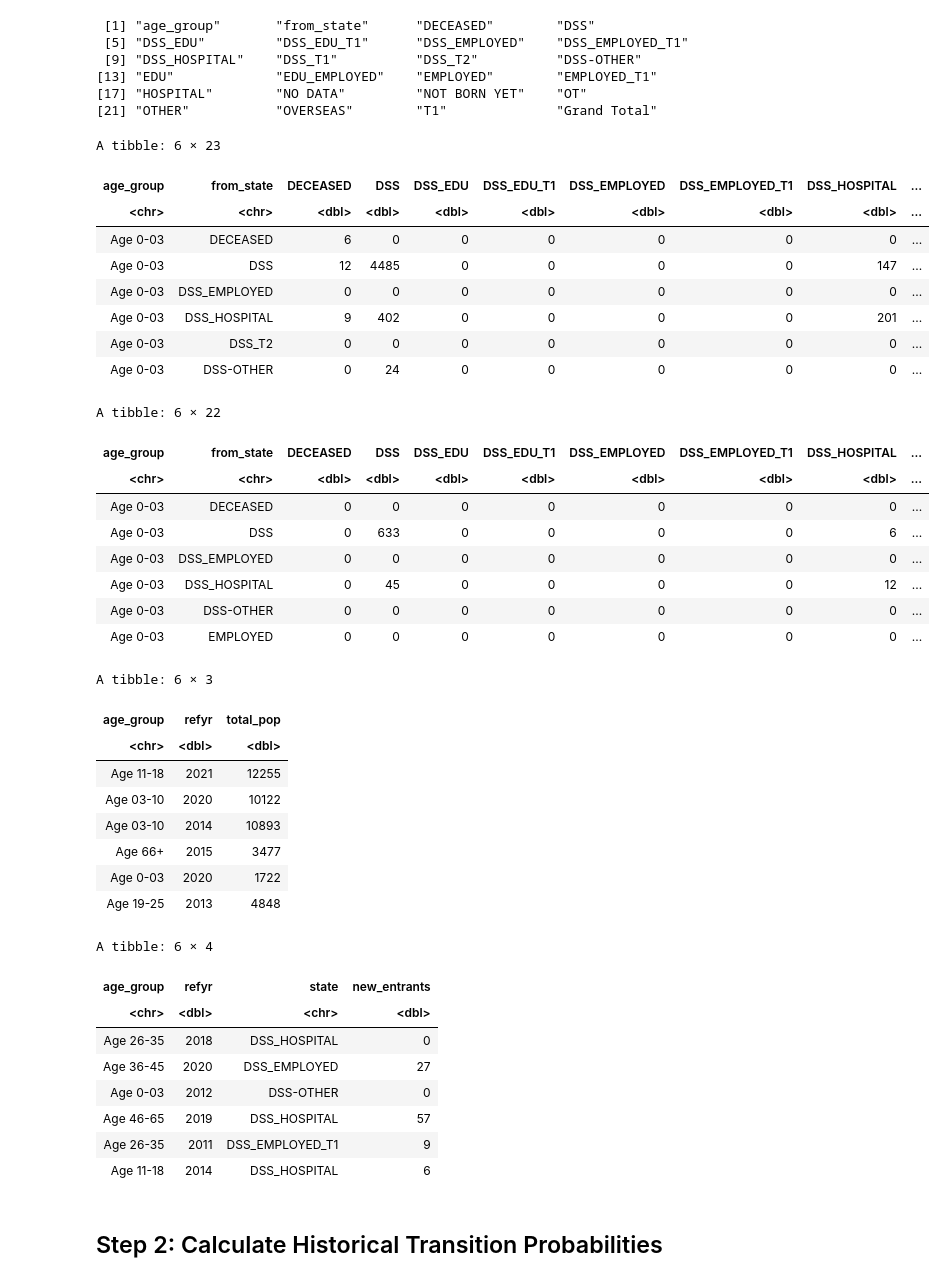
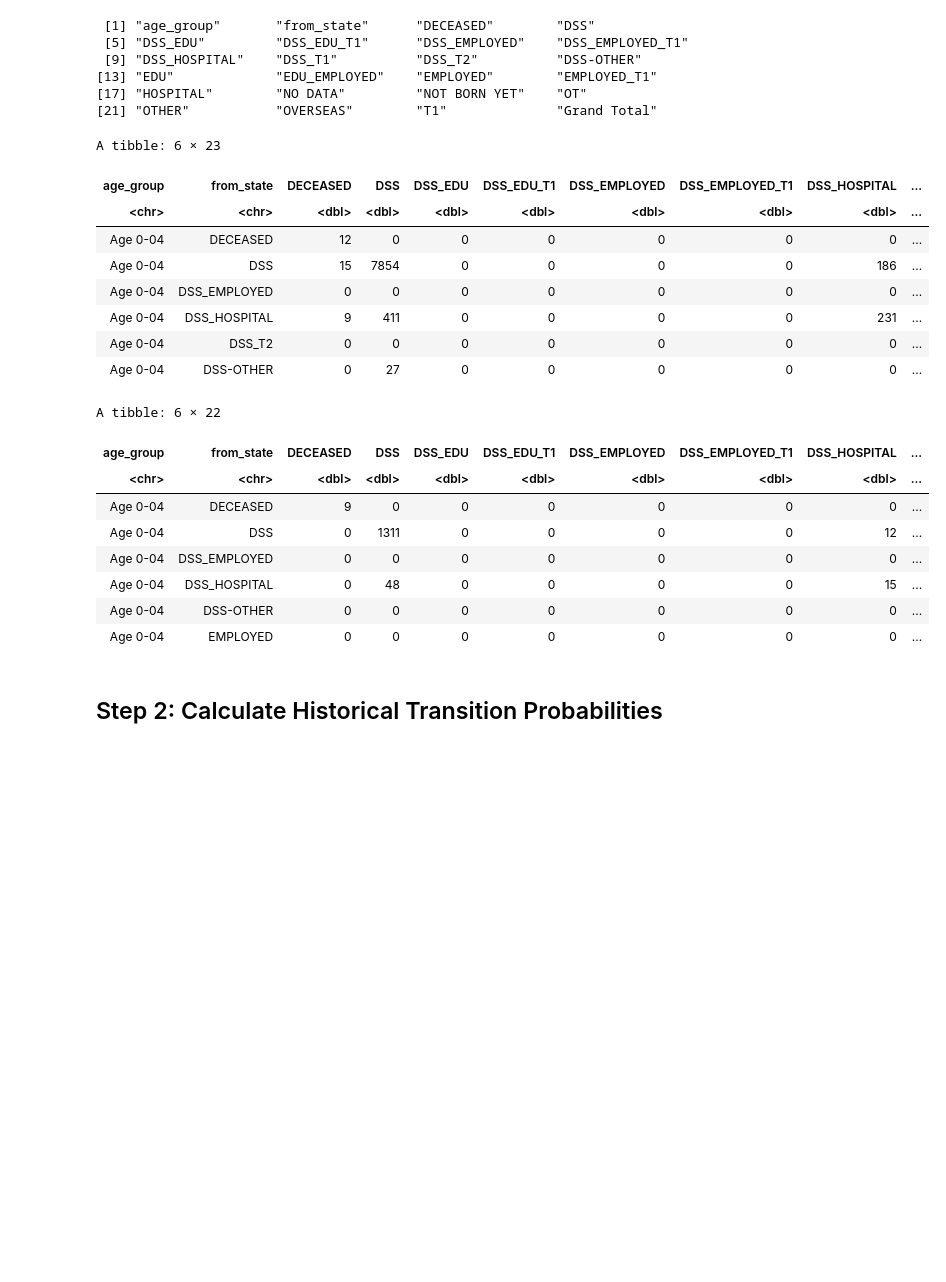
Before and after one commit to mpekar1/DSS-IDI-modelling, a Jupyter notebook: Markov_Chain_modelling_2021.ipynb, the cells around one changed output. Saved outputs shown, nothing was run; the diff lists cells and outputs as text; code cells hidden in the pictures; blank space fills up the shorter version.

```diff
--- a/Markov_Chain_modelling_2021.ipynb
+++ b/Markov_Chain_modelling_2021.ipynb
@@ -10,9 +28,9 @@ library( tidyverse)
 # %%
 # Load the transition counts and population data
-transition_counts <- read_excel("Markov Chain Outputs 2024_05_24_confidentialised.xlsx", sheet = "Transition counts 2011-20 conf", skip=1)
-transition_counts_2021 <- read_excel("Markov Chain Outputs 2024_05_24_confidentialised.xlsx", sheet = "Transition counts 2021 conf",skip=1)
-dss_pop_by_age <- read_excel("Markov Chain Outputs 2024_05_24_confidentialised.xlsx", sheet = "Total DSS pop by age conf")
-new_entrants <- read_excel("Markov Chain Outputs 2024_05_24_confidentialised.xlsx", sheet = "New entrants conf")
+transition_counts <- read_excel("Markov Chain Outputs 2024_06_13_corrected_for_release.xlsx", sheet = "Transition counts 2011-20 conf", skip=1)
+transition_counts_2021 <- read_excel("Markov Chain Outputs 2024_06_13_corrected_for_release.xlsx", sheet = "Transition counts 2021 conf",skip=1)
+dss_pop_by_age <- read_excel("Markov Chain Outputs 2024_06_13_corrected_for_release.xlsx", sheet = "Total DSS pop by age conf")
+new_entrants <- read_excel("Markov Chain Outputs 2024_06_13_corrected_for_release.xlsx", sheet = "New entrants conf")
 # %%
 ## Inspect the data
 
@@ -60,9 +78,9 @@ A tibble: 6 × 4
 # %%
 transition_counts <- transition_counts %>%
-  rename(age_group = `Row Labels`)
+  rename(age_group = age_groups)
 
 transition_counts_2021 <- transition_counts_2021 %>%
-  rename(age_group = `Row Labels`)
+  rename(age_group = age_groups)
 # %%
 names(transition_counts)
 names(transition_counts_2021)
@@ -96,70 +114,48 @@ print(names(transition_counts))
 # %%
 # Function to clean transition counts data
 clean_transition_data <- function(df) {
   df %>%
     mutate(across(-c(age_group, from_state), ~ replace(., . == "S", 0))) %>%
     mutate(across(-c(age_group, from_state), as.numeric)) %>%
     filter(!grepl("Total", age_group)) %>%
     select(-`Grand Total`)
 }
 
 # Function to clean DSS population and new entrants data
 clean_population_data <- function(df, col_to_clean) {
   df %>%
     mutate(across(all_of(col_to_clean), ~ replace(., . == "S", 0))) %>%
     mutate(across(all_of(col_to_clean), as.numeric))
 }
 
-# Apply the function to clean the transition counts data
-transition_counts <- clean_transition_data(transition_counts)
-transition_counts_2021 <- clean_transition_data(transition_counts_2021)
-
 # Apply the function to clean the DSS population by age and new entrants data
 dss_pop_by_age <- clean_population_data(dss_pop_by_age, "total_pop")
 new_entrants <- clean_population_data(new_entrants, "new_entrants")
 
 # Verify the results
 head(transition_counts)
 head(transition_counts_2021)
 head(dss_pop_by_age)
 head(new_entrants)
 # %% [output]
 A tibble: 6 × 23
 | age_group | from_state | DECEASED | DSS | DSS_EDU | DSS_EDU_T1 | DSS_EMPLOYED | DSS_EMPLOYED_T1 | DSS_HOSPITAL | ... |
 | <chr> | <chr> | <dbl> | <dbl> | <dbl> | <dbl> | <dbl> | <dbl> | <dbl> | ... |
-| Age 0-03 | DECEASED | 6 | 0 | 0 | 0 | 0 | 0 | 0 | ... |
-| Age 0-03 | DSS | 12 | 4485 | 0 | 0 | 0 | 0 | 147 | ... |
-| Age 0-03 | DSS_EMPLOYED | 0 | 0 | 0 | 0 | 0 | 0 | 0 | ... |
-| Age 0-03 | DSS_HOSPITAL | 9 | 402 | 0 | 0 | 0 | 0 | 201 | ... |
-| Age 0-03 | DSS_T2 | 0 | 0 | 0 | 0 | 0 | 0 | 0 | ... |
-| Age 0-03 | DSS-OTHER | 0 | 24 | 0 | 0 | 0 | 0 | 0 | ... |
+| Age 0-04 | DECEASED | 12 | 0 | 0 | 0 | 0 | 0 | 0 | ... |
+| Age 0-04 | DSS | 15 | 7854 | 0 | 0 | 0 | 0 | 186 | ... |
+| Age 0-04 | DSS_EMPLOYED | 0 | 0 | 0 | 0 | 0 | 0 | 0 | ... |
+| Age 0-04 | DSS_HOSPITAL | 9 | 411 | 0 | 0 | 0 | 0 | 231 | ... |
+| Age 0-04 | DSS_T2 | 0 | 0 | 0 | 0 | 0 | 0 | 0 | ... |
+| Age 0-04 | DSS-OTHER | 0 | 27 | 0 | 0 | 0 | 0 | 0 | ... |
 A tibble: 6 × 22
 | age_group | from_state | DECEASED | DSS | DSS_EDU | DSS_EDU_T1 | DSS_EMPLOYED | DSS_EMPLOYED_T1 | DSS_HOSPITAL | ... |
 | <chr> | <chr> | <dbl> | <dbl> | <dbl> | <dbl> | <dbl> | <dbl> | <dbl> | ... |
-| Age 0-03 | DECEASED | 0 | 0 | 0 | 0 | 0 | 0 | 0 | ... |
-| Age 0-03 | DSS | 0 | 633 | 0 | 0 | 0 | 0 | 6 | ... |
-| Age 0-03 | DSS_EMPLOYED | 0 | 0 | 0 | 0 | 0 | 0 | 0 | ... |
-| Age 0-03 | DSS_HOSPITAL | 0 | 45 | 0 | 0 | 0 | 0 | 12 | ... |
-| Age 0-03 | DSS-OTHER | 0 | 0 | 0 | 0 | 0 | 0 | 0 | ... |
-| Age 0-03 | EMPLOYED | 0 | 0 | 0 | 0 | 0 | 0 | 0 | ... |
+| Age 0-04 | DECEASED | 9 | 0 | 0 | 0 | 0 | 0 | 0 | ... |
+| Age 0-04 | DSS | 0 | 1311 | 0 | 0 | 0 | 0 | 12 | ... |
+| Age 0-04 | DSS_EMPLOYED | 0 | 0 | 0 | 0 | 0 | 0 | 0 | ... |
+| Age 0-04 | DSS_HOSPITAL | 0 | 48 | 0 | 0 | 0 | 0 | 15 | ... |
+| Age 0-04 | DSS-OTHER | 0 | 0 | 0 | 0 | 0 | 0 | 0 | ... |
+| Age 0-04 | EMPLOYED | 0 | 0 | 0 | 0 | 0 | 0 | 0 | ... |
-A tibble: 6 × 3
-| age_group | refyr | total_pop |
-| <chr> | <dbl> | <dbl> |
-| Age 11-18 | 2021 | 12255 |
-| Age 03-10 | 2020 | 10122 |
-| Age 03-10 | 2014 | 10893 |
-| Age 66+ | 2015 | 3477 |
-| Age 0-03 | 2020 | 1722 |
-| Age 19-25 | 2013 | 4848 |
-A tibble: 6 × 4
-| age_group | refyr | state | new_entrants |
-| <chr> | <dbl> | <chr> | <dbl> |
-| Age 26-35 | 2018 | DSS_HOSPITAL | 0 |
-| Age 36-45 | 2020 | DSS_EMPLOYED | 27 |
-| Age 0-03 | 2012 | DSS-OTHER | 0 |
-| Age 46-65 | 2019 | DSS_HOSPITAL | 57 |
-| Age 26-35 | 2011 | DSS_EMPLOYED_T1 | 9 |
-| Age 11-18 | 2014 | DSS_HOSPITAL | 6 |
 # %% [markdown]
 ## Step 2: Calculate Historical Transition Probabilities
 # %% [markdown]
```
Also changed, not shown: parts of 7 cells of this notebook.
